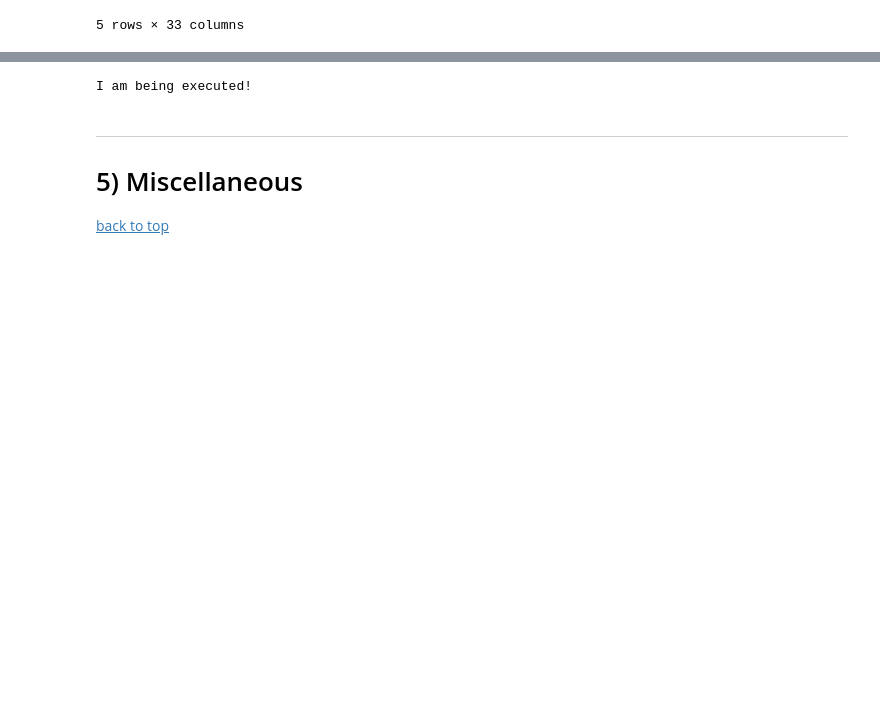
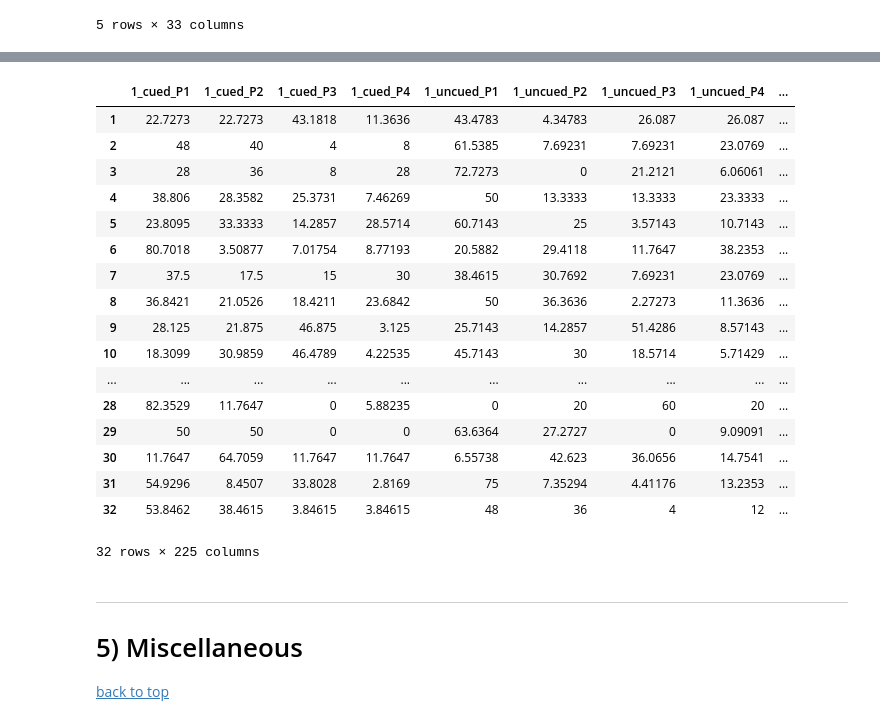
Before and after one commit to deckyblue/sparklyRGT, a Jupyter notebook: sparklyRGT_tutorial/sparklyRGT_documentation.ipynb, the cells around one changed output, grey strips where cells are left out. Saved outputs shown, nothing was run; the diff lists cells and outputs as text; code cells hidden in the pictures; blank space fills up the shorter version.

```diff
--- a/sparklyRGT_tutorial/sparklyRGT_documentation.ipynb
+++ b/sparklyRGT_tutorial/sparklyRGT_documentation.ipynb
@@ -721,6 +565,28 @@ endsess = 15 #last session you would like to include in figures
 # %%
 df = rgt.get_choices(df)
 df_sum = rgt.get_sum_choice_all(df, task = 'choiceRGT')
+df_sum
+df_sum = rgt.get_latencies(df, df_sum, task = 'choiceRGT')
+df_sum
+df_sum = rgt.get_preference_score(df, df_sum)
+df_sum
 # %% [output]
+|  | 1_cued_P1 | 1_cued_P2 | 1_cued_P3 | 1_cued_P4 | 1_uncued_P1 | 1_uncued_P2 | 1_uncued_P3 | 1_uncued_P4 | ... |
+| 1 | 22.7273 | 22.7273 | 43.1818 | 11.3636 | 43.4783 | 4.34783 | 26.087 | 26.087 | ... |
+| 2 | 48 | 40 | 4 | 8 | 61.5385 | 7.69231 | 7.69231 | 23.0769 | ... |
+| 3 | 28 | 36 | 8 | 28 | 72.7273 | 0 | 21.2121 | 6.06061 | ... |
+| 4 | 38.806 | 28.3582 | 25.3731 | 7.46269 | 50 | 13.3333 | 13.3333 | 23.3333 | ... |
+| 5 | 23.8095 | 33.3333 | 14.2857 | 28.5714 | 60.7143 | 25 | 3.57143 | 10.7143 | ... |
+| 6 | 80.7018 | 3.50877 | 7.01754 | 8.77193 | 20.5882 | 29.4118 | 11.7647 | 38.2353 | ... |
+| 7 | 37.5 | 17.5 | 15 | 30 | 38.4615 | 30.7692 | 7.69231 | 23.0769 | ... |
+| 8 | 36.8421 | 21.0526 | 18.4211 | 23.6842 | 50 | 36.3636 | 2.27273 | 11.3636 | ... |
+| 9 | 28.125 | 21.875 | 46.875 | 3.125 | 25.7143 | 14.2857 | 51.4286 | 8.57143 | ... |
+| 10 | 18.3099 | 30.9859 | 46.4789 | 4.22535 | 45.7143 | 30 | 18.5714 | 5.71429 | ... |
+| ... | ... | ... | ... | ... | ... | ... | ... | ... | ... |
+| 28 | 82.3529 | 11.7647 | 0 | 5.88235 | 0 | 20 | 60 | 20 | ... |
+| 29 | 50 | 50 | 0 | 0 | 63.6364 | 27.2727 | 0 | 9.09091 | ... |
+| 30 | 11.7647 | 64.7059 | 11.7647 | 11.7647 | 6.55738 | 42.623 | 36.0656 | 14.7541 | ... |
+| 31 | 54.9296 | 8.4507 | 33.8028 | 2.8169 | 75 | 7.35294 | 4.41176 | 13.2353 | ... |
+| 32 | 53.8462 | 38.4615 | 3.84615 | 3.84615 | 48 | 36 | 4 | 12 | ... |
-I am being executed!
+32 rows × 225 columns
 # %%
```
Also changed, not shown: parts of 23 cells of this notebook, 2 other files.
